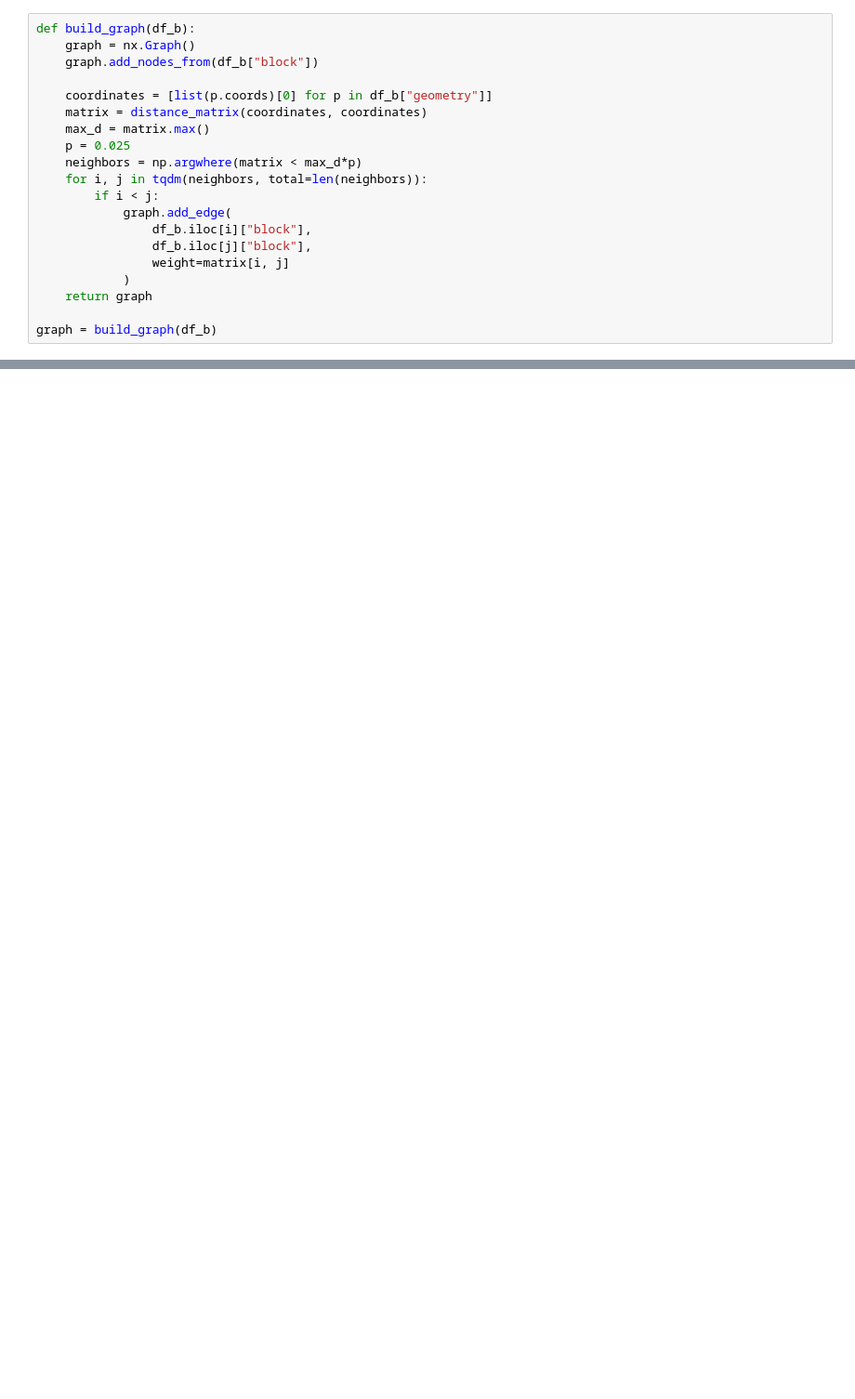
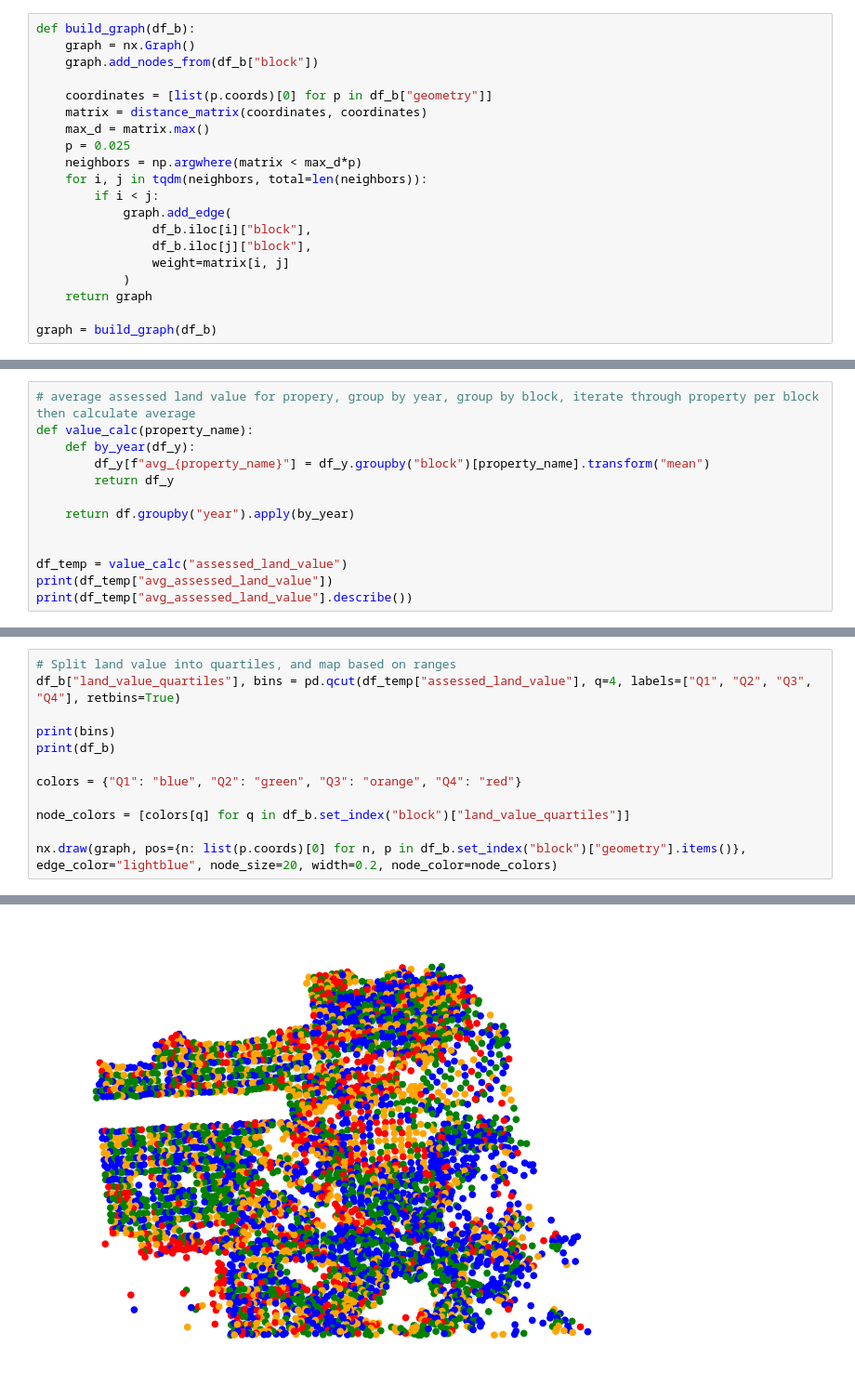
Before and after one commit to gauravsett/sf-eviction-forecasting, a Jupyter notebook: explore.ipynb, the cells around one changed output, grey strips where cells are left out. Shown at 93% size. Saved outputs shown, nothing was run; the diff lists cells and outputs as text; blank space fills up the shorter version.

```diff
--- a/explore.ipynb
+++ b/explore.ipynb
@@ -222,0 +273,13 @@ def compute_features():
+# %%
+# average assessed land value for propery, group by year, group by block, iterate through property per block then calculate average
+def value_calc(property_name):
+    def by_year(df_y):
+        df_y[f"avg_{property_name}"] = df_y.groupby("block")[property_name].transform("mean")
+        return df_y
+
+    return df.groupby("year").apply(by_year)
+
+
+df_temp = value_calc("assessed_land_value")
+print(df_temp["avg_assessed_land_value"])
+print(df_temp["avg_assessed_land_value"].describe())
@@ -222,0 +312,13 @@ def compute_features():
+# %%
+# Split land value into quartiles, and map based on ranges
+df_b["land_value_quartiles"], bins = pd.qcut(df_temp["assessed_land_value"], q=4, labels=["Q1", "Q2", "Q3", "Q4"], retbins=True)
+
+print(bins)
+print(df_b)
+
+colors = {"Q1": "blue", "Q2": "green", "Q3": "orange", "Q4": "red"}
+
+node_colors = [colors[q] for q in df_b.set_index("block")["land_value_quartiles"]]
+
+nx.draw(graph, pos={n: list(p.coords)[0] for n, p in df_b.set_index("block")["geometry"].items()}, edge_color="lightblue", node_size=20, width=0.2, node_color=node_colors)
+# %% [output]
@@ -222,0 +341 @@ def compute_features():
+[figure, added]
```
Also changed, not shown: parts of 17 cells of this notebook, 3 other files.
